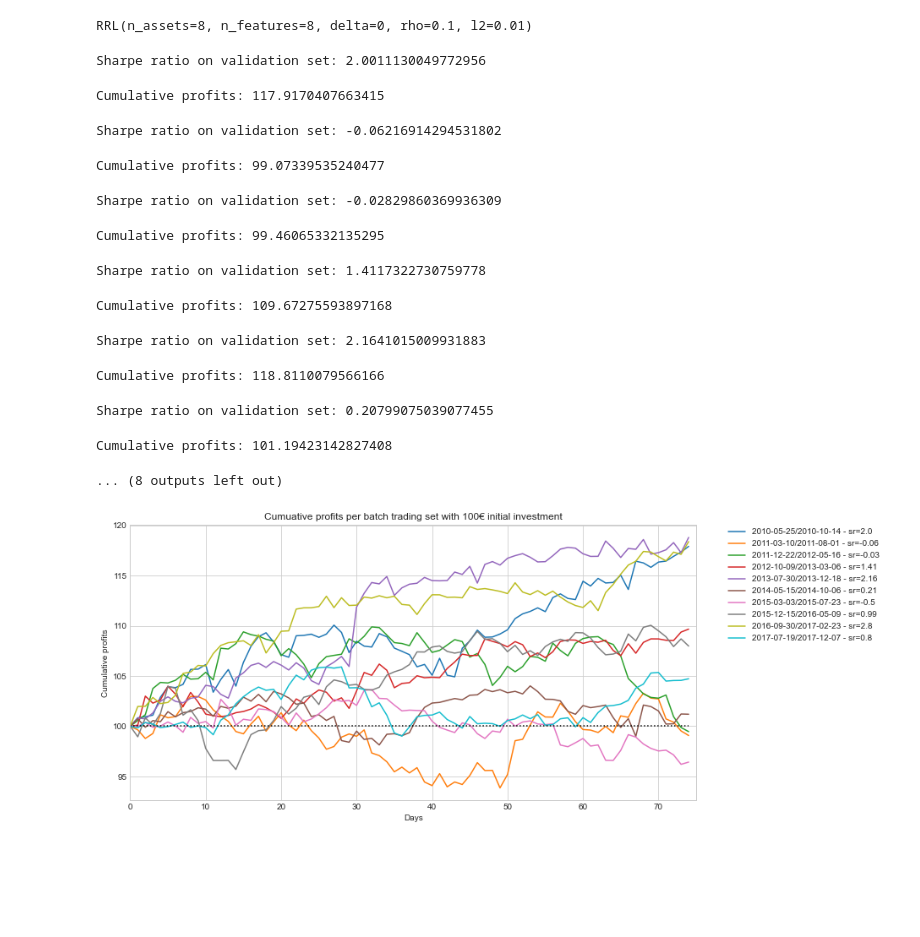
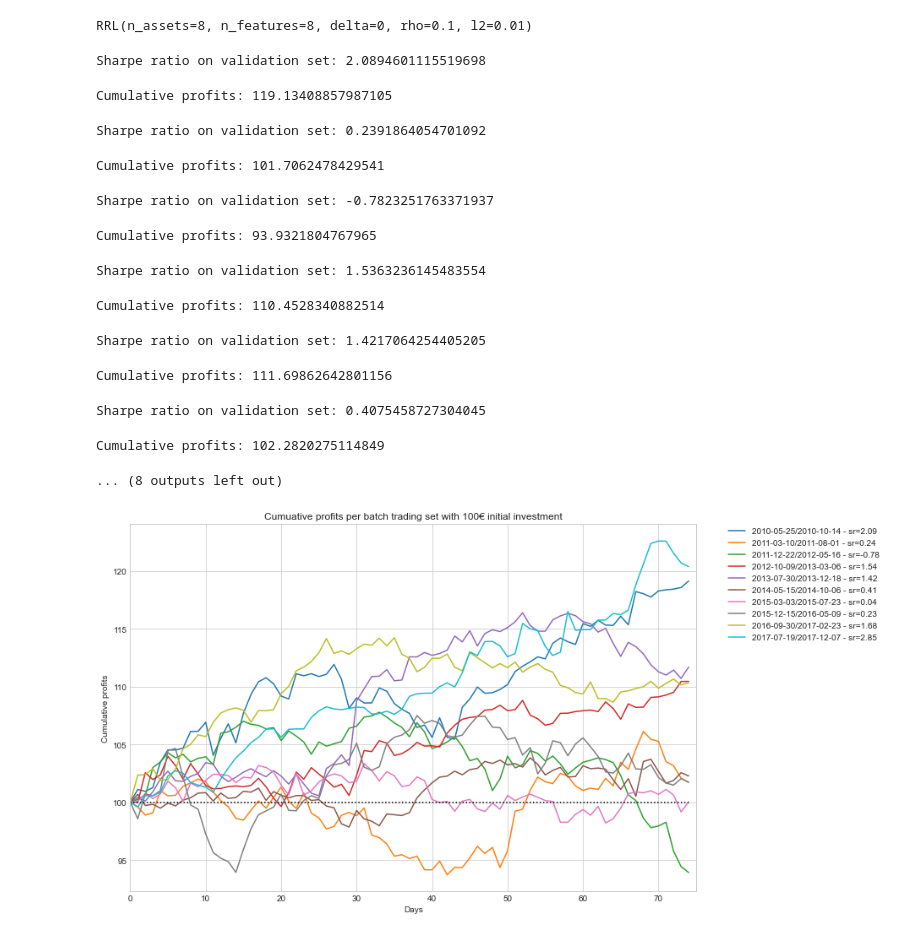
Before and after one commit to PeDiot/rrl-trading-system, a Jupyter notebook: notebook.ipynb, the cells around one changed output. Drawn from its saved outputs; the diff is of its cells as text; code cells hidden in the pictures; blank space fills up the shorter version.

```diff
--- a/notebook.ipynb
+++ b/notebook.ipynb
@@ -95,7 +98,8 @@ for ix in range(1, data.batches.ngroups, 2):
 
     X_tr, r_tr = data.preprocess_batch(batch_train)
 
-    rrl.init_weights()
+    if ix == 1: rrl.init_weights()
+
     train(rrl, X_tr, r_tr, tol=1e-4)
 
     X_val, r_val = data.preprocess_batch(batch_val)
@@ -108,50 +112,50 @@ for ix in range(1, data.batches.ngroups, 2):
     sharpe_ratios.append(sr)
     cum_profits.append(cp)
 # %% [output]
-Sharpe ratio on validation set: 2.0011130049772956
+Sharpe ratio on validation set: 2.0894601115519698
-Cumulative profits: 117.9170407663415
+Cumulative profits: 119.13408857987105
-Sharpe ratio on validation set: -0.06216914294531802
+Sharpe ratio on validation set: 0.2391864054701092
-Cumulative profits: 99.07339535240477
+Cumulative profits: 101.7062478429541
-Sharpe ratio on validation set: -0.02829860369936309
+Sharpe ratio on validation set: -0.7823251763371937
-Cumulative profits: 99.46065332135295
+Cumulative profits: 93.9321804767965
-Sharpe ratio on validation set: 1.4117322730759778
+Sharpe ratio on validation set: 1.5363236145483554
-Cumulative profits: 109.67275593897168
+Cumulative profits: 110.4528340882514
-Sharpe ratio on validation set: 2.1641015009931883
+Sharpe ratio on validation set: 1.4217064254405205
-Cumulative profits: 118.8110079566166
+Cumulative profits: 111.69862642801156
-Sharpe ratio on validation set: 0.20799075039077455
+Sharpe ratio on validation set: 0.4075458727304045
-Cumulative profits: 101.19423142827408
+Cumulative profits: 102.2820275114849
 ... (8 outputs left out)
 # %%
 n_groups = len(cum_profits)
 n_periods = cum_profits[0].shape[0]
 initial_invest = 100
 
 def get_batch_dates(batch_ix: int) -> str:
     min_ = batches[2*batch_ix+1][1].index.min().strftime("%Y-%m-%d")
     max_ = batches[2*batch_ix+1][1].index.max().strftime("%Y-%m-%d")
 
     return f"{min_}/{max_}"
 
 d = {
     f"{get_batch_dates(ix)} - sr={round(sr, 2)}": values
     for sr, (ix, values) in zip(sharpe_ratios, enumerate(cum_profits))
 }
 
 df = pd.DataFrame(d).melt(var_name="Batch", value_name="Cumulative profits")
 df["Days"] = np.array([[t for t in range(n_periods)] for _ in range(n_groups)]).reshape(n_groups*n_periods, 1)
 
-fig, ax = plt.subplots(figsize=(12, 6))
+fig, ax = plt.subplots(figsize=(12, 8))
 
 sns.lineplot(data=df, x="Days", y="Cumulative profits", hue="Batch", ax=ax)
 sns.lineplot(
     x=[t for t in range(n_periods)],
     y=[initial_invest for _ in range(n_periods)],
     color="black",
     linestyle="dotted")
 
 ax.set_xlim((0, n_periods))
 
 ax.set_title(f"Cumuative profits per batch trading set with {initial_invest}€ initial investment")
 plt.legend(bbox_to_anchor=(1.05, 1), loc="upper left", borderaxespad=0);
 # %% [output]
-[figure, old version]
+[figure, new version]
```
Also changed, not shown: parts of 1 cell of this notebook.
